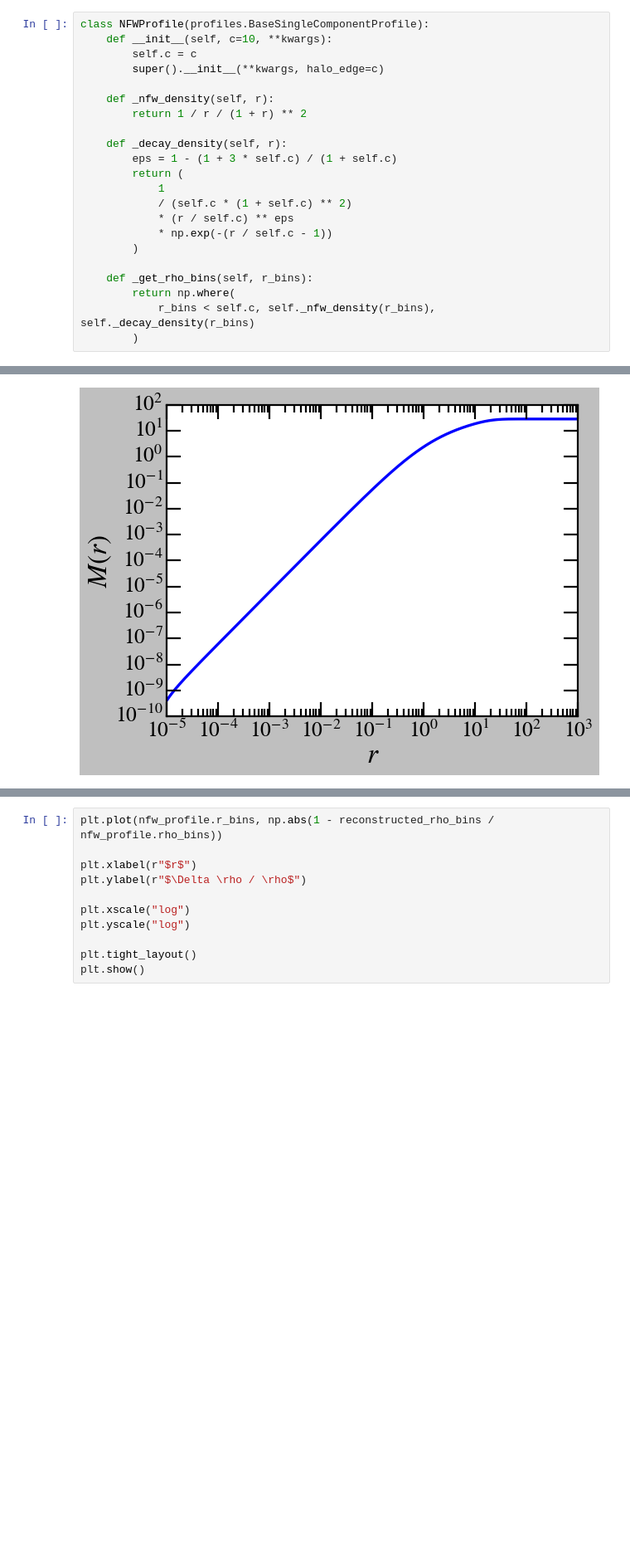
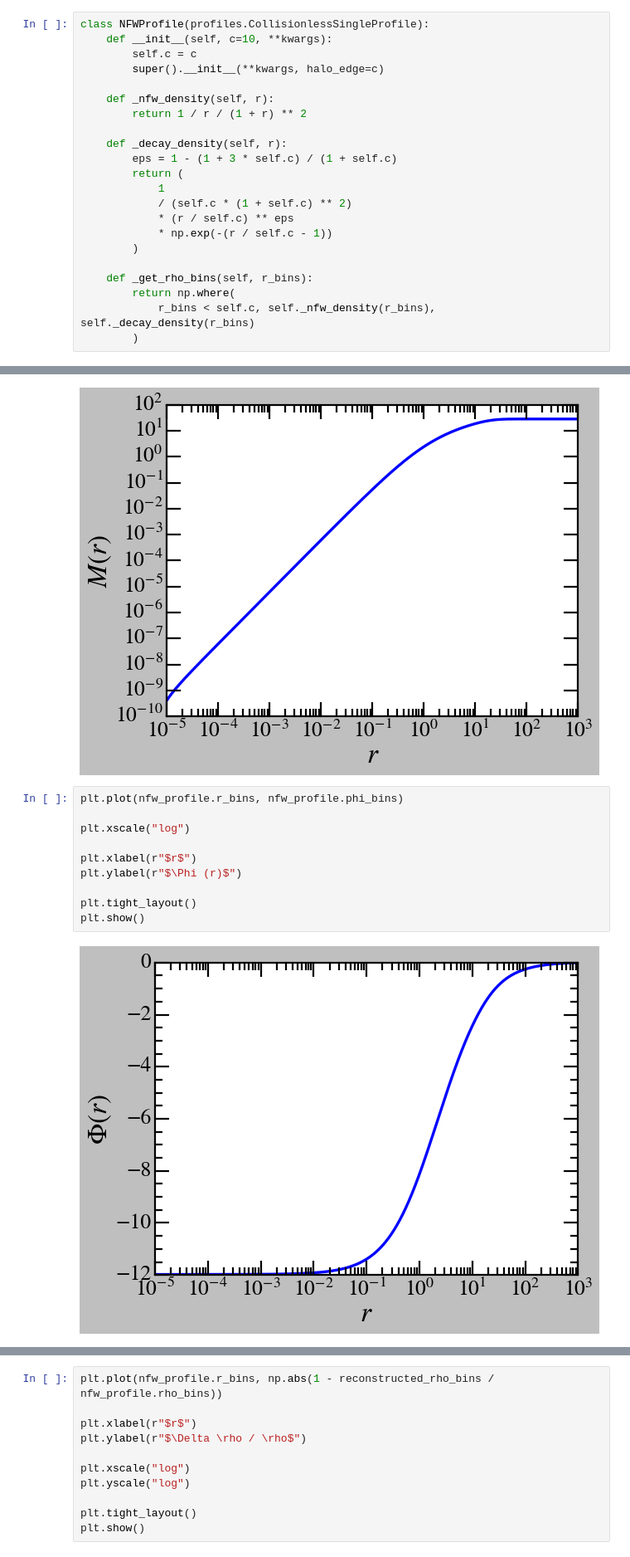
Before and after one commit to vinh-qtran/SoftIsoICs, a Jupyter notebook: nbs/test.ipynb, the cells around one changed output, grey strips where cells are left out. Shown at 83% size. Cells and saved outputs as stored; diff of their text form; blank space fills up the shorter version.

Commit message:
Restructure SingleProfile classes

```diff
--- a/nbs/test.ipynb
+++ b/nbs/test.ipynb
@@ -38,7 +38,7 @@ mpl.rc("legend", fontsize=25, loc="best", frameon=False, numpoints=1)
 mpl.rc("font", family="STIXGeneral")
 mpl.rc("mathtext", fontset="stix")
 # %%
-class NFWProfile(profiles.BaseSingleComponentProfile):
+class NFWProfile(profiles.CollisionlessSingleProfile):
     def __init__(self, c=10, **kwargs):
         self.c = c
         super().__init__(**kwargs, halo_edge=c)
@@ -93,4 +93,16 @@ plt.tight_layout()
 plt.show()
 # %% [output]
 [figure]
+# %%
+plt.plot(nfw_profile.r_bins, nfw_profile.phi_bins)
+
+plt.xscale("log")
+
+plt.xlabel(r"$r$")
+plt.ylabel(r"$\Phi (r)$")
+
+plt.tight_layout()
+plt.show()
+# %% [output]
+[figure, added]
 # %%
```
Also changed, not shown: parts of 7 cells of this notebook, 1 other file.
